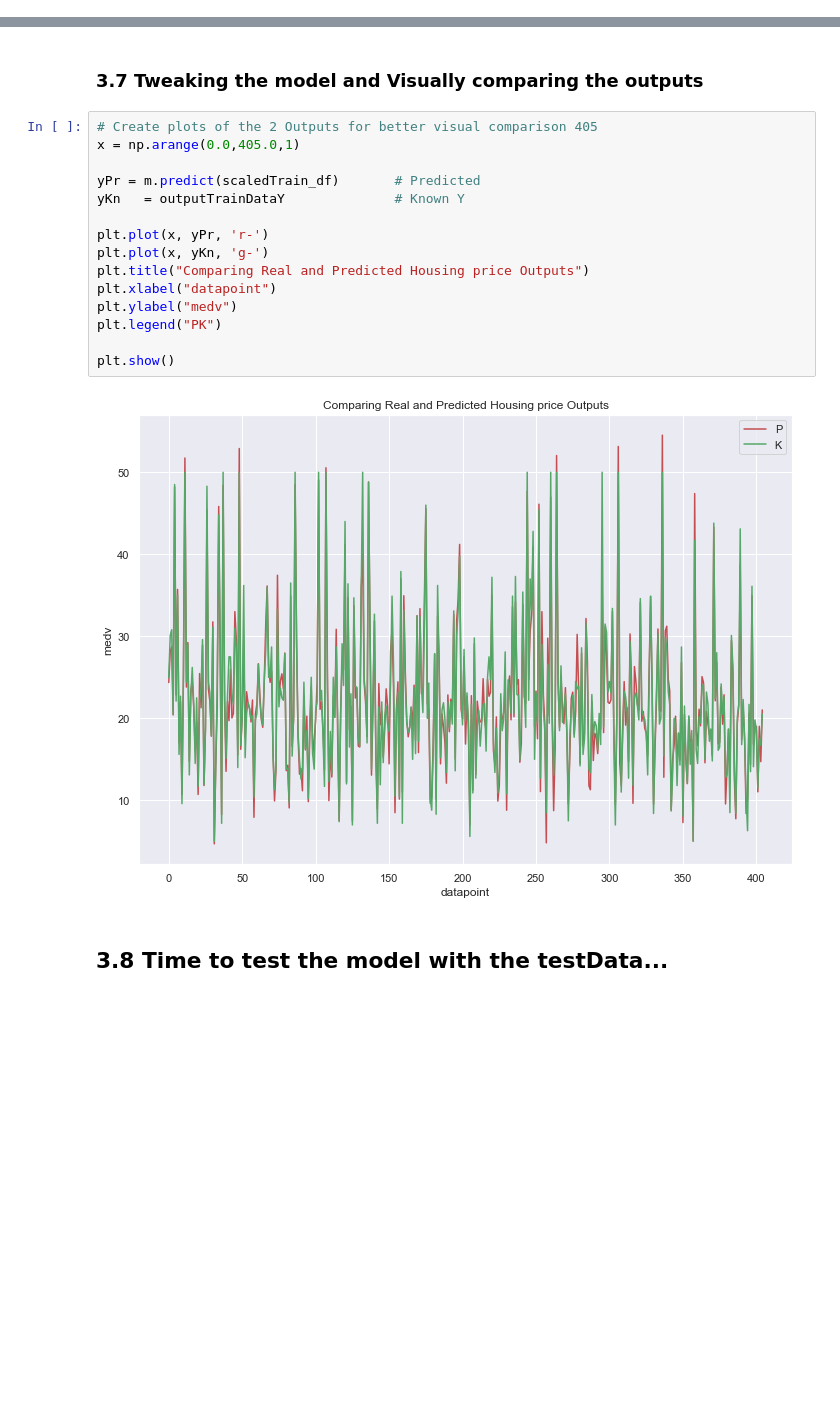
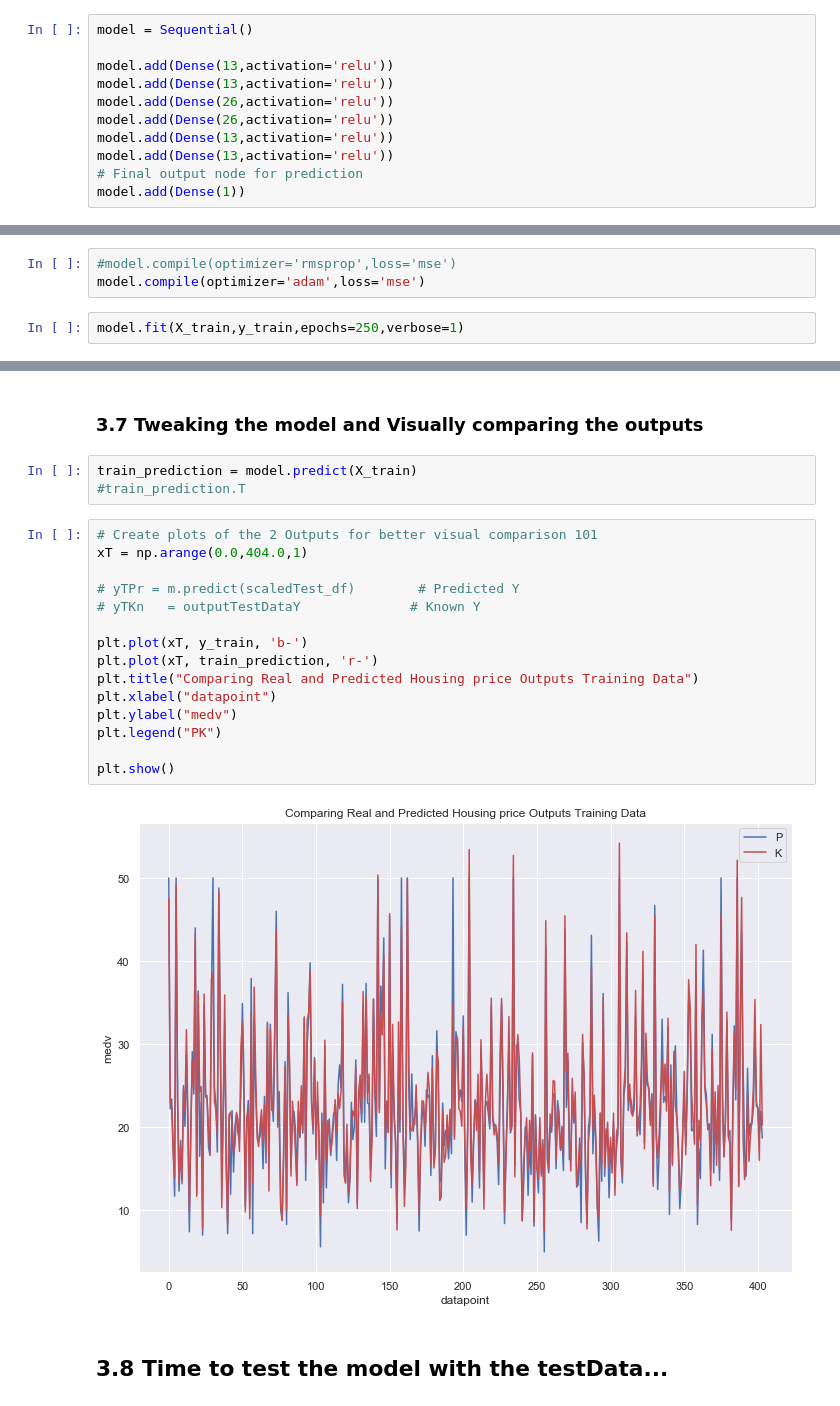
Before and after one commit to dewaledr/MLearning-Projects, a Jupyter notebook: Project_BostonHousePrices.ipynb, the cells around one changed output, grey strips where cells are left out. Cells and saved outputs as stored; diff of their text form; blank space fills up the shorter version.

Commit message:
Completing work on Prediction

```diff
--- a/Project_BostonHousePrices.ipynb
+++ b/Project_BostonHousePrices.ipynb
@@ -803,2 +761,13 @@ m.add(kr.layers.Dense(1,activation="linear"))
+# %%
+model = Sequential()
+
+model.add(Dense(13,activation='relu'))
+model.add(Dense(13,activation='relu'))
+model.add(Dense(26,activation='relu'))
+model.add(Dense(26,activation='relu'))
+model.add(Dense(13,activation='relu'))
+model.add(Dense(13,activation='relu'))
+# Final output node for prediction
+model.add(Dense(1))
 # %% [markdown]
 ### 3.4 Compile and train the model (fitting the data)
@@ -830,0 +774,5 @@ Epoch 100/100
+# %%
+#model.compile(optimizer='rmsprop',loss='mse')
+model.compile(optimizer='adam',loss='mse')
+# %%
+model.fit(X_train,y_train,epochs=250,verbose=1)
@@ -887,21 +834,24 @@ np.sqrt(np.sum((error_in_prediction)**2))
 # %% [markdown]
 ### 3.7 Tweaking the model and Visually comparing the outputs
+# %%
+train_prediction = model.predict(X_train)
+#train_prediction.T
 # %%
-# Create plots of the 2 Outputs for better visual comparison 405
-x = np.arange(0.0,405.0,1)
+# Create plots of the 2 Outputs for better visual comparison 101
+xT = np.arange(0.0,404.0,1)
 
-yPr = m.predict(scaledTrain_df)       # Predicted
-yKn   = outputTrainDataY              # Known Y
+# yTPr = m.predict(scaledTest_df)        # Predicted Y
+# yTKn   = outputTestDataY              # Known Y
 
-plt.plot(x, yPr, 'r-')
-plt.plot(x, yKn, 'g-')
-plt.title("Comparing Real and Predicted Housing price Outputs")
+plt.plot(xT, y_train, 'b-')
+plt.plot(xT, train_prediction, 'r-')
+plt.title("Comparing Real and Predicted Housing price Outputs Training Data")
 plt.xlabel("datapoint")
 plt.ylabel("medv")
 plt.legend("PK")
 
 plt.show()
 # %% [output]
-[figure, old version]
+[figure, new version]
 # %% [markdown]
 ## 3.8 Time to test the model with the testData...
```
Also changed, not shown: parts of 82 cells of this notebook, 2 other files.
